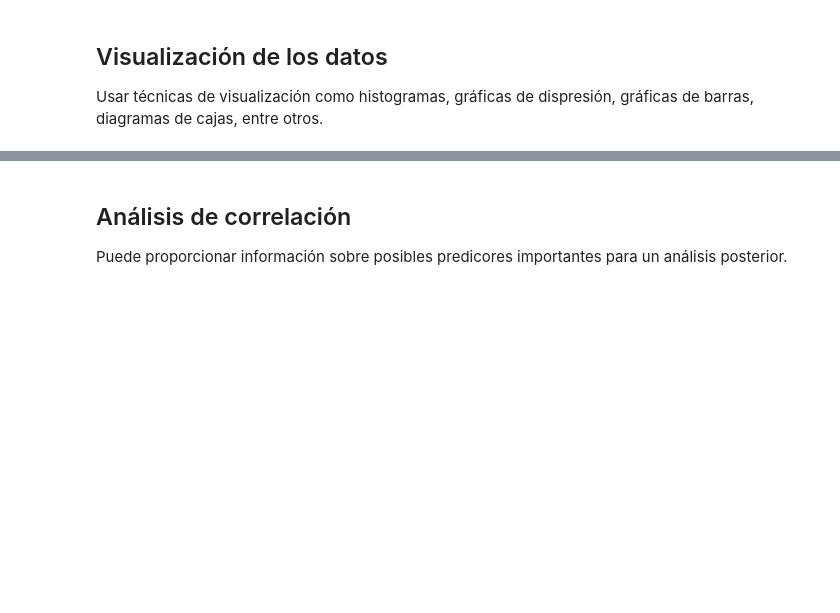
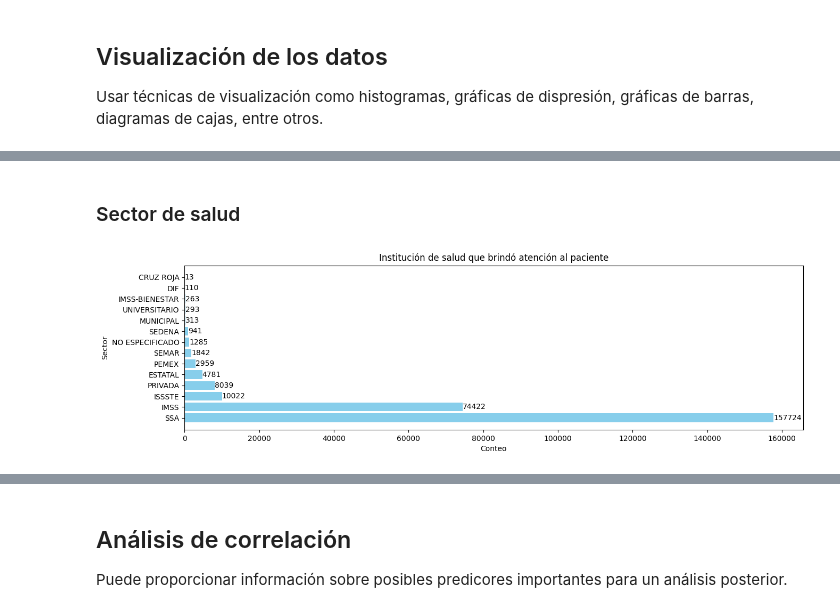
Before and after one commit to Edgar-La/Covid_19_Mexico, a Jupyter notebook: Final_Project.ipynb, the cells around one changed output, grey strips where cells are left out. Drawn from its saved outputs; the diff is of its cells as text; code cells hidden in the pictures; blank space fills up the shorter version.

Commit message:
some plots added

```diff
--- a/Final_Project.ipynb
+++ b/Final_Project.ipynb
@@ -155,0 +126,46 @@ memory usage: 78.3+ MB
+# %% [markdown]
+### Sector de salud
+# %%
+SECTOR = {
+    1: "CRUZ ROJA",
+    2: "DIF",
+    3: "ESTATAL",
+    4: "IMSS",
+    5: "IMSS-BIENESTAR",
+    6: "ISSSTE",
+    7: "MUNICIPAL",
+    8: "PEMEX",
+    9: "PRIVADA",
+    10: "SEDENA",
+    11: "SEMAR",
+    12: "SSA",
+    13: "UNIVERSITARIO",
+    99: "NO ESPECIFICADO"
+}
+sector_value_counts = pd.Series([SECTOR[item] for item in df_clean['SECTOR']]).value_counts()
+
+
+# Using value_counts
+value_counts = sector_value_counts
+
+# Extracting keys (unique values) and values (counts)
+keys = value_counts.index.tolist()
+values = value_counts.values.tolist()
+
+# Creating the horizontal bar plot
+plt.figure(figsize=(15, 4))
+bars = plt.barh(keys, values, color='skyblue')
+
+# Adding labels next to each bar
+for bar in bars:
+    plt.text(bar.get_width(), bar.get_y() + bar.get_height()/2, f'{bar.get_width()}', va='center')
+
+# Adding title and labels
+plt.title('Institución de salud que brindó atención al paciente')
+plt.xlabel('Conteo')
+plt.ylabel('Sector')
+
+# Display the plot
+plt.show()
+# %% [output]
+[figure, added]
```
Also changed, not shown: parts of 32 cells of this notebook.
